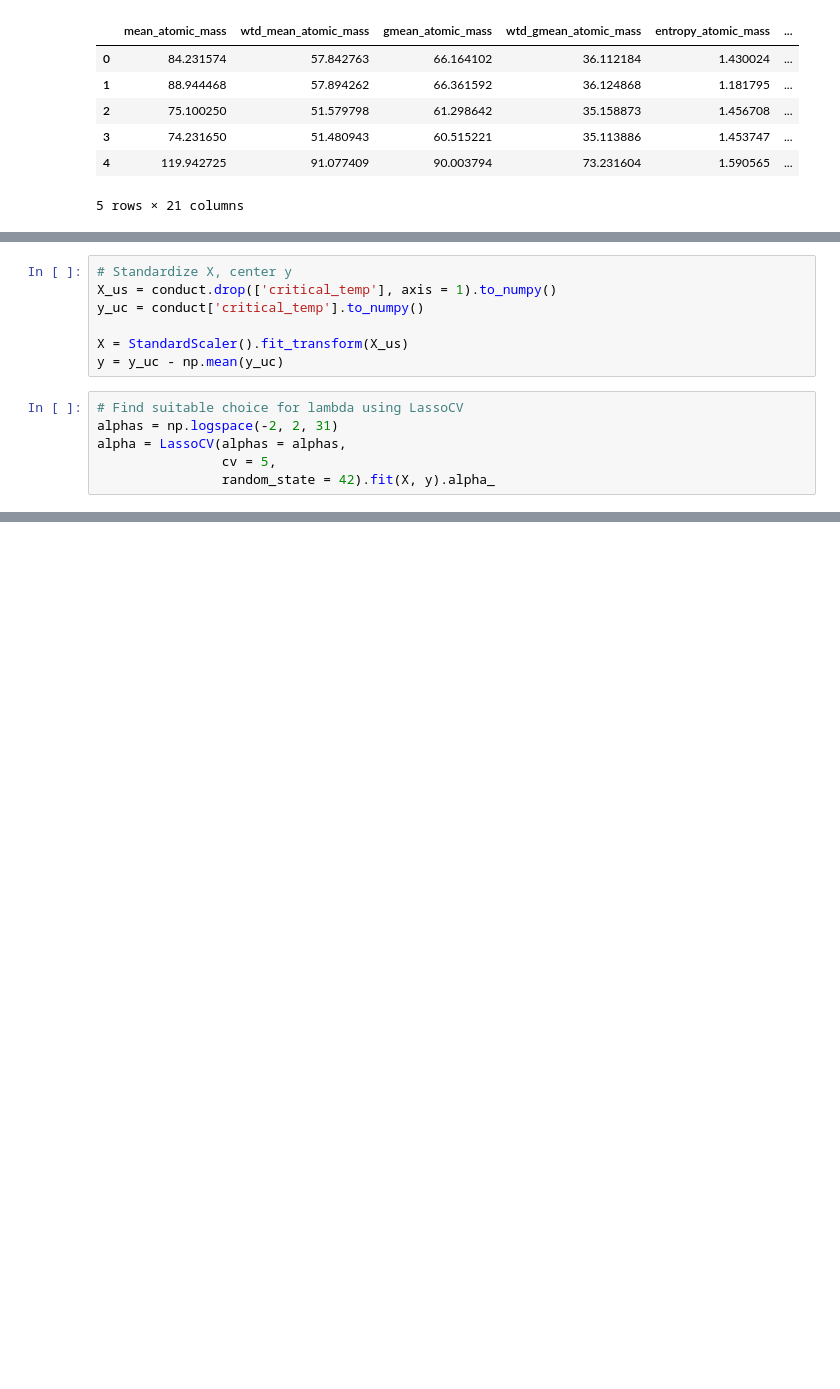
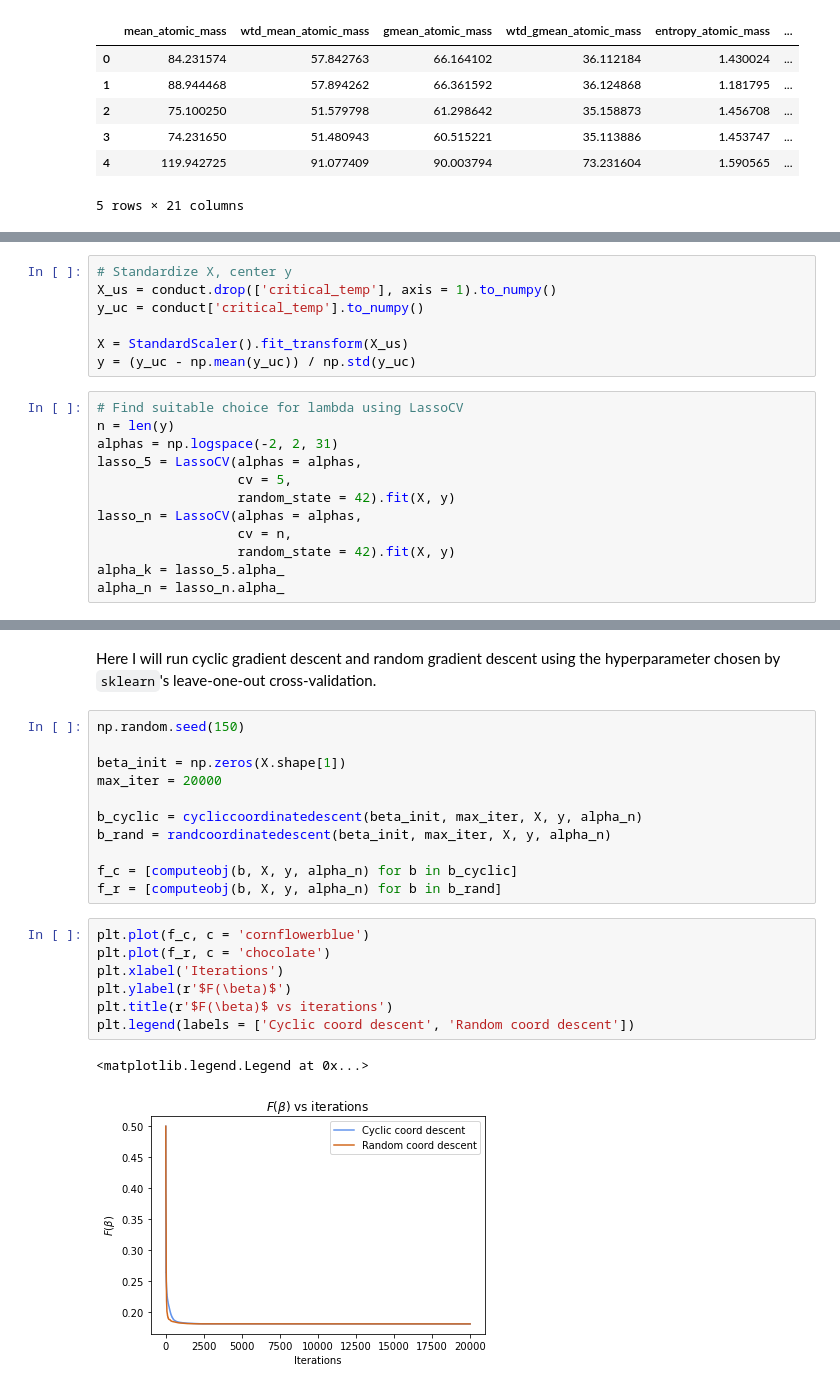
Before and after one commit to anushnap/data558hw4, a Jupyter notebook: hw4-coding.ipynb, the cells around one changed output, grey strips where cells are left out. Cells and saved outputs as stored; diff of their text form; blank space fills up the shorter version.

```diff
--- a/hw4-coding.ipynb
+++ b/hw4-coding.ipynb
@@ -264,10 +239,16 @@ X_us = conduct.drop(['critical_temp'], axis = 1).to_numpy()
 y_uc = conduct['critical_temp'].to_numpy()
 
 X = StandardScaler().fit_transform(X_us)
-y = y_uc - np.mean(y_uc)
+y = (y_uc - np.mean(y_uc)) / np.std(y_uc)
 # %%
 # Find suitable choice for lambda using LassoCV
+n = len(y)
 alphas = np.logspace(-2, 2, 31)
-alpha = LassoCV(alphas = alphas,
-                cv = 5,
-                random_state = 42).fit(X, y).alpha_
+lasso_5 = LassoCV(alphas = alphas,
+                  cv = 5,
+                  random_state = 42).fit(X, y)
+lasso_n = LassoCV(alphas = alphas,
+                  cv = n,
+                  random_state = 42).fit(X, y)
+alpha_k = lasso_5.alpha_
+alpha_n = lasso_n.alpha_
@@ -276,0 +332,23 @@ def leave_one_out_cv(beta, X, y, lambdas_):
+# %% [markdown]
+Here I will run cyclic gradient descent and random gradient descent using the hyperparameter chosen by `sklearn`'s leave-one-out cross-validation.
+# %%
+np.random.seed(150)
+
+beta_init = np.zeros(X.shape[1])
+max_iter = 20000
+
+b_cyclic = cycliccoordinatedescent(beta_init, max_iter, X, y, alpha_n)
+b_rand = randcoordinatedescent(beta_init, max_iter, X, y, alpha_n)
+
+f_c = [computeobj(b, X, y, alpha_n) for b in b_cyclic]
+f_r = [computeobj(b, X, y, alpha_n) for b in b_rand]
+# %%
+plt.plot(f_c, c = 'cornflowerblue')
+plt.plot(f_r, c = 'chocolate')
+plt.xlabel('Iterations')
+plt.ylabel(r'$F(\beta)$')
+plt.title(r'$F(\beta)$ vs iterations')
+plt.legend(labels = ['Cyclic coord descent', 'Random coord descent'])
+# %% [output]
+<matplotlib.legend.Legend at 0x...>
+[figure, added]
```
Also changed, not shown: parts of 18 cells of this notebook, 1 other file.
